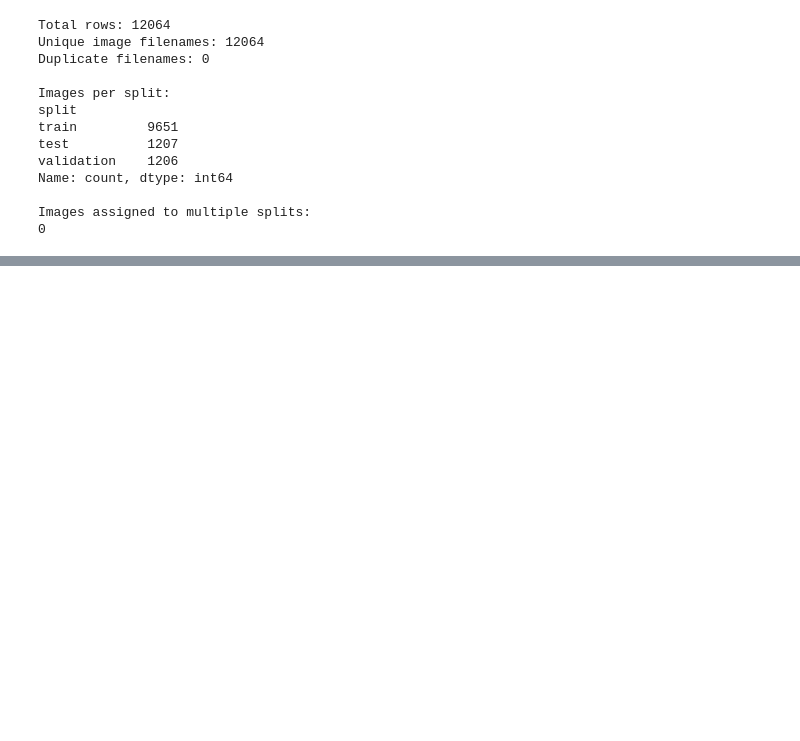
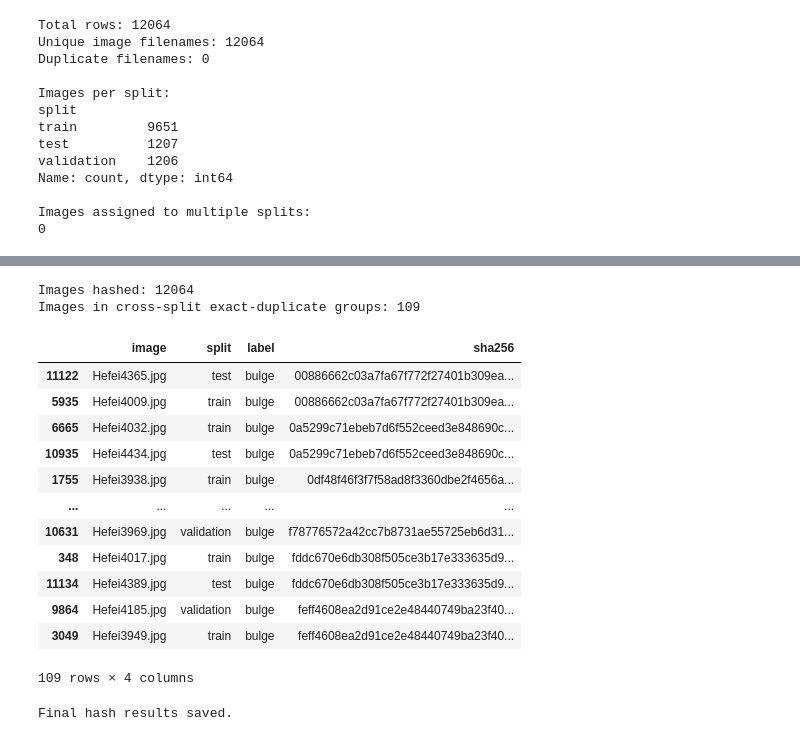
Before and after one commit to nivedithabinu/Distributed-AI-Damage-Classification, a Jupyter notebook: notebooks/01_dataset_validation.ipynb, the cells around one changed output, grey strips where cells are left out. Saved outputs shown, nothing was run; the diff lists cells and outputs as text; code cells hidden in the pictures; blank space fills up the shorter version.

```diff
--- a/notebooks/01_dataset_validation.ipynb
+++ b/notebooks/01_dataset_validation.ipynb
@@ -1172,0 +1367,36 @@ First missing filenames: []
+# %%
+# Checking cross-split duplicates
+import pandas as pd
+
+hash_load = pd.read_csv(
+    "/content/drive/MyDrive/DistributedAIProject/"
+    "image_hash_checkpoint.csv"
+)
+
+duplicate_groups = hash_load.groupby("sha256").filter(lambda group: group["split"].nunique() > 1)
+
+print("Images hashed:", len(hash_load))
+print("Images in cross-split exact-duplicate groups:", duplicate_groups["image"].nunique())
+
+if not duplicate_groups.empty:
+    display(duplicate_groups.sort_values("sha256"))
+
+hash_load.to_csv("/content/drive/MyDrive/DistributedAIProject/" "image_hashes.csv", index=False,)
+print("Final hash results saved.")
+# %% [output]
+Images hashed: 12064
+Images in cross-split exact-duplicate groups: 109
+|  | image | split | label | sha256 |
+| 11122 | Hefei4365.jpg | test | bulge | 00886662c03a7fa67f772f27401b309ea... |
+| 5935 | Hefei4009.jpg | train | bulge | 00886662c03a7fa67f772f27401b309ea... |
+| 6665 | Hefei4032.jpg | train | bulge | 0a5299c71ebeb7d6f552ceed3e848690c... |
+| 10935 | Hefei4434.jpg | test | bulge | 0a5299c71ebeb7d6f552ceed3e848690c... |
+| 1755 | Hefei3938.jpg | train | bulge | 0df48f46f3f7f58ad8f3360dbe2f4656a... |
+| ... | ... | ... | ... | ... |
+| 10631 | Hefei3969.jpg | validation | bulge | f78776572a42cc7b8731ae55725eb6d31... |
+| 348 | Hefei4017.jpg | train | bulge | fddc670e6db308f505ce3b17e333635d9... |
+| 11134 | Hefei4389.jpg | test | bulge | fddc670e6db308f505ce3b17e333635d9... |
+| 9864 | Hefei4185.jpg | validation | bulge | feff4608ea2d91ce2e48440749ba23f40... |
+| 3049 | Hefei3949.jpg | train | bulge | feff4608ea2d91ce2e48440749ba23f40... |
+109 rows × 4 columns
+Final hash results saved.
```
Also changed, not shown: parts of 14 cells of this notebook.
